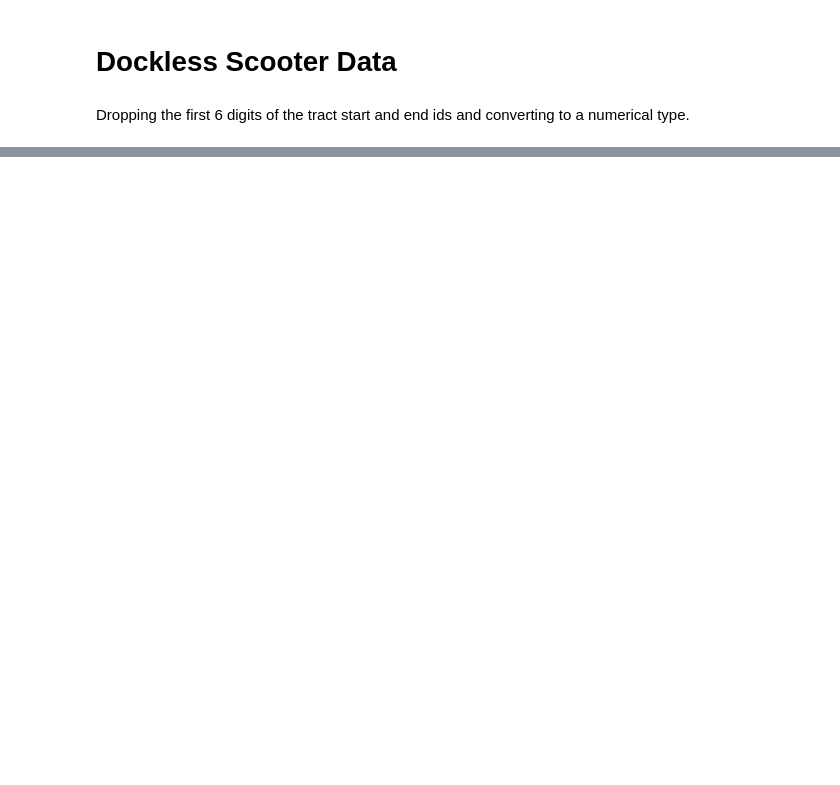
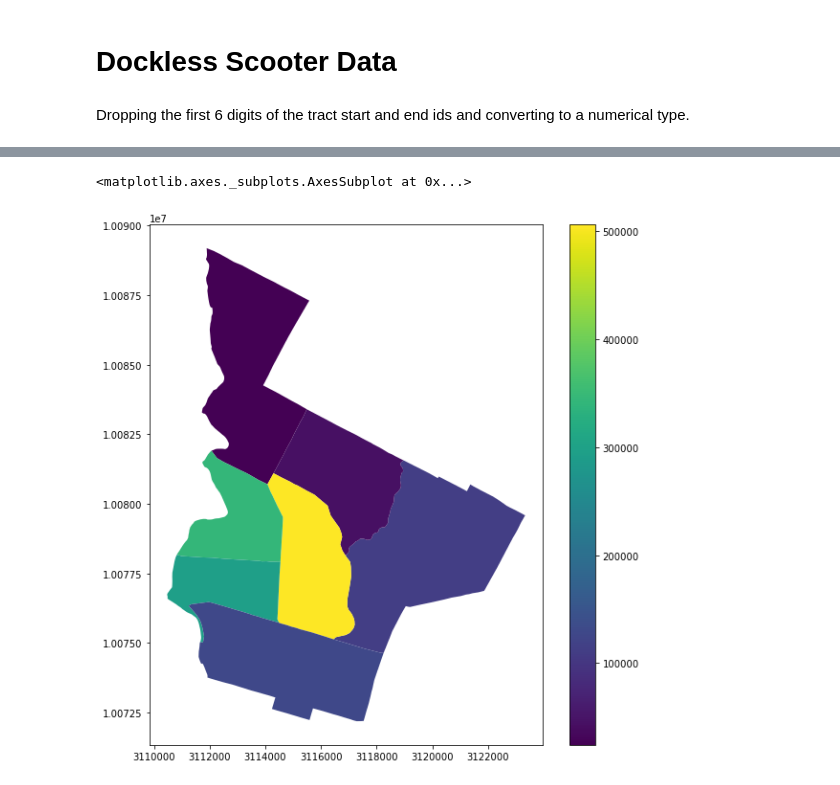
Before and after one commit to sanjayyepuri/DocklessVehicleTraffic, a Jupyter notebook: notebooks/DocklessScooterData.ipynb, the cells around one changed output, grey strips where cells are left out. Drawn from its saved outputs; the diff is of its cells as text; code cells hidden in the pictures; blank space fills up the shorter version.

Commit message:
Sampling for Scooter Data

```diff
--- a/notebooks/DocklessScooterData.ipynb
+++ b/notebooks/DocklessScooterData.ipynb
@@ -16,5 +24,11 @@ scooter_data.head()
+# %%
+scooter_data = scooter_data[scooter_data['Census Tract Start'] != 'OUT_OF_BOUNDS']
+scooter_data = scooter_data[scooter_data['Census Tract End'] != 'OUT_OF_BOUNDS']
+scooter_data['Census Tract Start'] = pd.to_numeric(scooter_data['Census Tract Start'])
+scooter_data['Census Tract End'] = pd.to_numeric(scooter_data['Census Tract End'])
 # %%
 def tract_to_trunk(tract):
     return "%06d" % (int(tract) % 1000000)
 
-scooter_data['Census Tract Start'].apply(tract_to_trunk)
+scooter_data['tract_start'] = scooter_data['Census Tract Start'].apply(tract_to_trunk)
+scooter_data['tract_end'] = scooter_data['Census Tract End'].apply(tract_to_trunk)
@@ -31,0 +35,5 @@ NameError: name 'scooter_data' is not defined
+# %%
+oncampus  = ['000601']
+offcampus = ['000204', '000500', '000700', '000401', '000604', '000603']
+scooter_data_starting = scooter_data[scooter_data['tract_start'].isin(oncampus + offcampus)]
+scooter_data_ending   = scooter_data[scooter_data['tract_end'].isin(oncampus + offcampus)]
@@ -31,0 +49,4 @@ NameError: name 'scooter_data' is not defined
+# %%
+start_freqs = scooter_data_starting.groupby(['tract_start'])['tract_start'].agg('count').to_frame('count').reset_index()
+start_data = geopandas.GeoDataFrame(pd.merge(start_freqs, austin_data, how='inner', left_on=['tract_start'], right_on=['TRACTCE10']))
+start_data.head()
@@ -31,0 +61,6 @@ NameError: name 'scooter_data' is not defined
+# %%
+fig, ax = plt.subplots(figsize=(10,10))
+start_data.plot(column='count', ax=ax, legend=True)
+# %% [output]
+<matplotlib.axes._subplots.AxesSubplot at 0x...>
+[figure, added]
```
Also changed, not shown: parts of 17 cells of this notebook, 2 other files.
